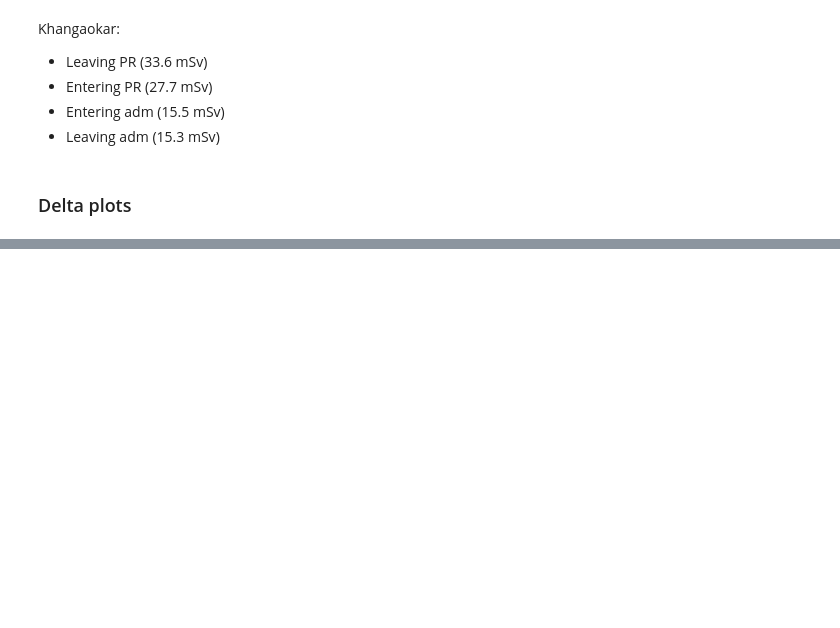
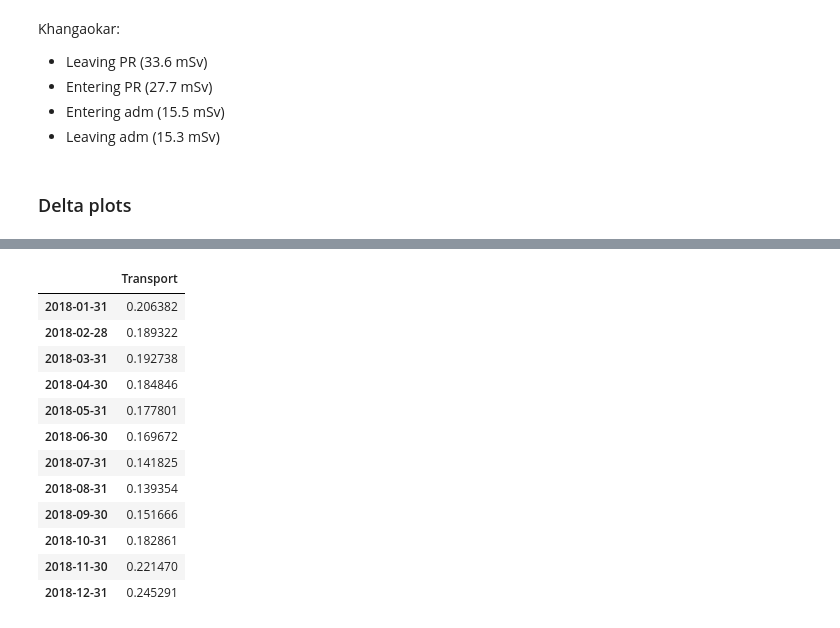
Before and after one commit to SalishSeaCast/StangAllen_SJGIPaper, a Jupyter notebook: Balances_SuppAnalysis.ipynb, the cells around one changed output, grey strips where cells are left out. Saved outputs shown, nothing was run; the diff lists cells and outputs as text; code cells hidden in the pictures; blank space fills up the shorter version.

```diff
--- a/Balances_SuppAnalysis.ipynb
+++ b/Balances_SuppAnalysis.ipynb
@@ -728,0 +777,16 @@ ent_vic_JJ = np.array([ent_vic[idx_1],ent_vic_thru[idx_1],delta_ent_vic[idx_1],e
+# %%
+(Sthru-Sthru_full)/Sthru
+# %% [output]
+|  | Transport |
+| 2018-01-31 | 0.206382 |
+| 2018-02-28 | 0.189322 |
+| 2018-03-31 | 0.192738 |
+| 2018-04-30 | 0.184846 |
+| 2018-05-31 | 0.177801 |
+| 2018-06-30 | 0.169672 |
+| 2018-07-31 | 0.141825 |
+| 2018-08-31 | 0.139354 |
+| 2018-09-30 | 0.151666 |
+| 2018-10-31 | 0.182861 |
+| 2018-11-30 | 0.221470 |
+| 2018-12-31 | 0.245291 |
```
Also changed, not shown: parts of 16 cells of this notebook.
